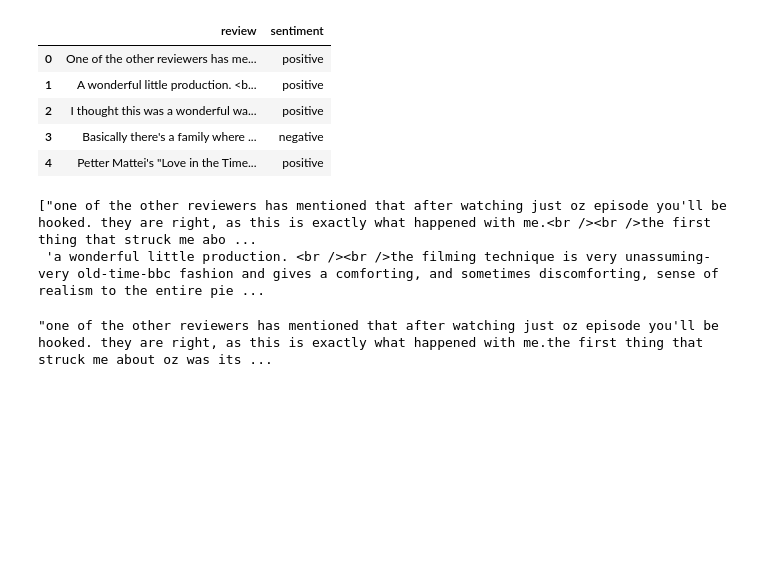
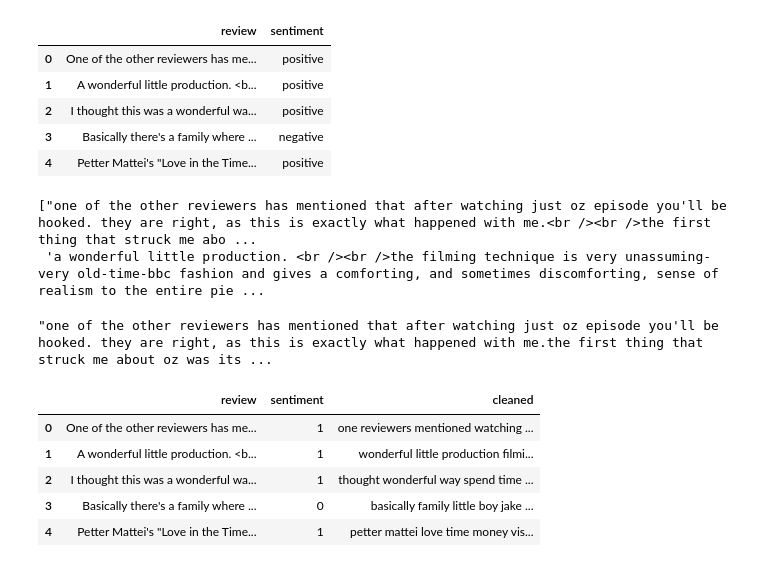
Before and after one commit to nikolacao/CMU-PGSS-2022, a Jupyter notebook: Week 2/LoadIMDB.ipynb, the cells around one changed output. Saved outputs shown, nothing was run; the diff lists cells and outputs as text; code cells hidden in the pictures; blank space fills up the shorter version.

```diff
--- a/Week 2/LoadIMDB.ipynb
+++ b/Week 2/LoadIMDB.ipynb
@@ -87,7 +93,7 @@ os.environ["CUDA_VISIBLE_DEVICES"]="0";
 Since the GPL-licensed package `unidecode` is not installed, using Python's `unicodedata` package which yields worse results.
 # %%
 import pandas as pd
-df = pd.read_csv("/content/gdrive/MyDrive/PGSS2022/L3-7-8-2022/IMDB Dataset.csv")
+df = pd.read_csv("/content/gdrive/MyDrive/PGSS/Week 2/7-8-22/IMDB Dataset.csv")
 # %%
 df.head()
 # %% [output]
@@ -137,3 +143,28 @@ for i, _ in enumerate(cleaned_df):
 cleaned_df2[0]
 # %% [output]
 "one of the other reviewers has mentioned that after watching just oz episode you'll be hooked. they are right, as this is exactly what happened with me.the first thing that struck me about oz was its ...
+# %%
+finalText= []
+for i in cleaned_df2:
+    tokens = word_tokenize(i)
+    table = str.maketrans('','',string.punctuation)
+    stripped = [w.translate(table) for w in tokens]
+
+    words = [word for word in stripped if word.isalpha()]
+    words = [w for w in words if not w in sw]
+    s = " "
+    temp = s.join(words)
+    finalText.append(temp)
+# %%
+df["cleaned"] = finalText
+df['sentiment'] = df['sentiment'].astype('str')
+df['sentiment'][df['sentiment']=='positive'] = 1
+df['sentiment'][df['sentiment']=='negative'] = 0
+df.head()
+# %% [output]
+|  | review | sentiment | cleaned |
+| 0 | One of the other reviewers has me... | 1 | one reviewers mentioned watching ... |
+| 1 | A wonderful little production. <b... | 1 | wonderful little production filmi... |
+| 2 | I thought this was a wonderful wa... | 1 | thought wonderful way spend time ... |
+| 3 | Basically there's a family where ... | 0 | basically family little boy jake ... |
+| 4 | Petter Mattei's "Love in the Time... | 1 | petter mattei love time money vis... |
```
Also changed, not shown: parts of 16 cells of this notebook.
